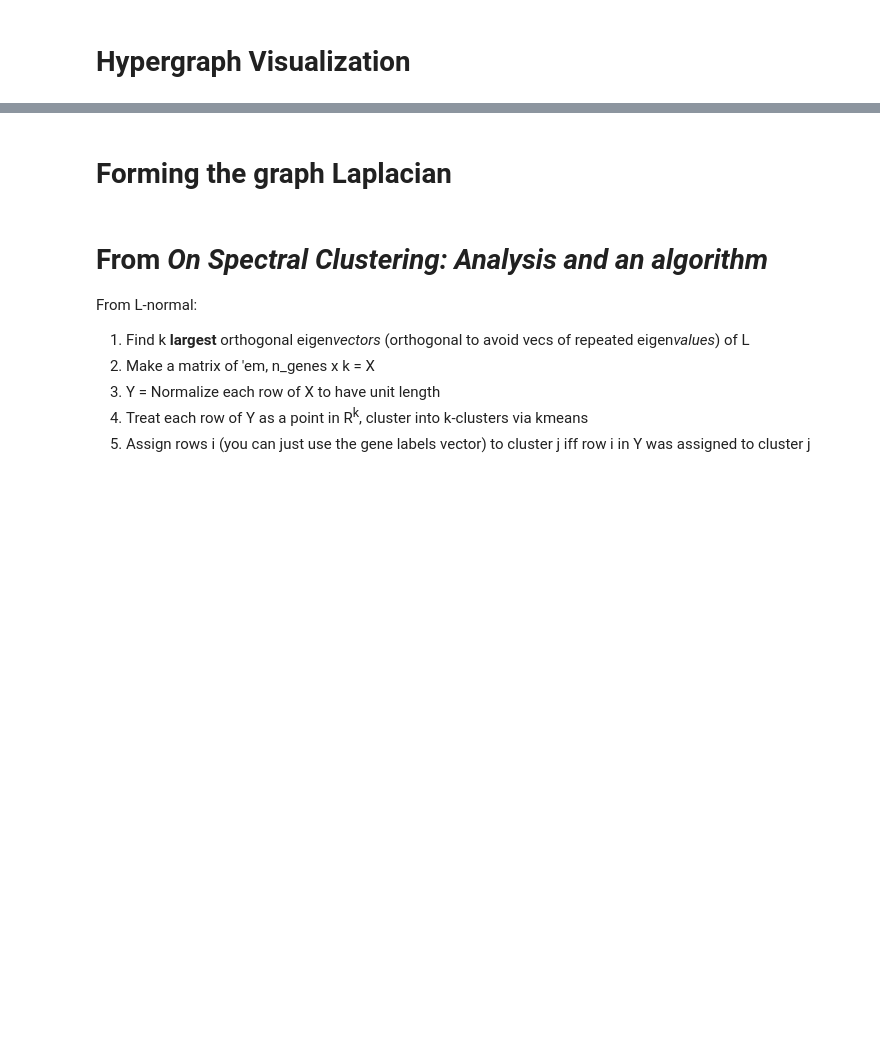
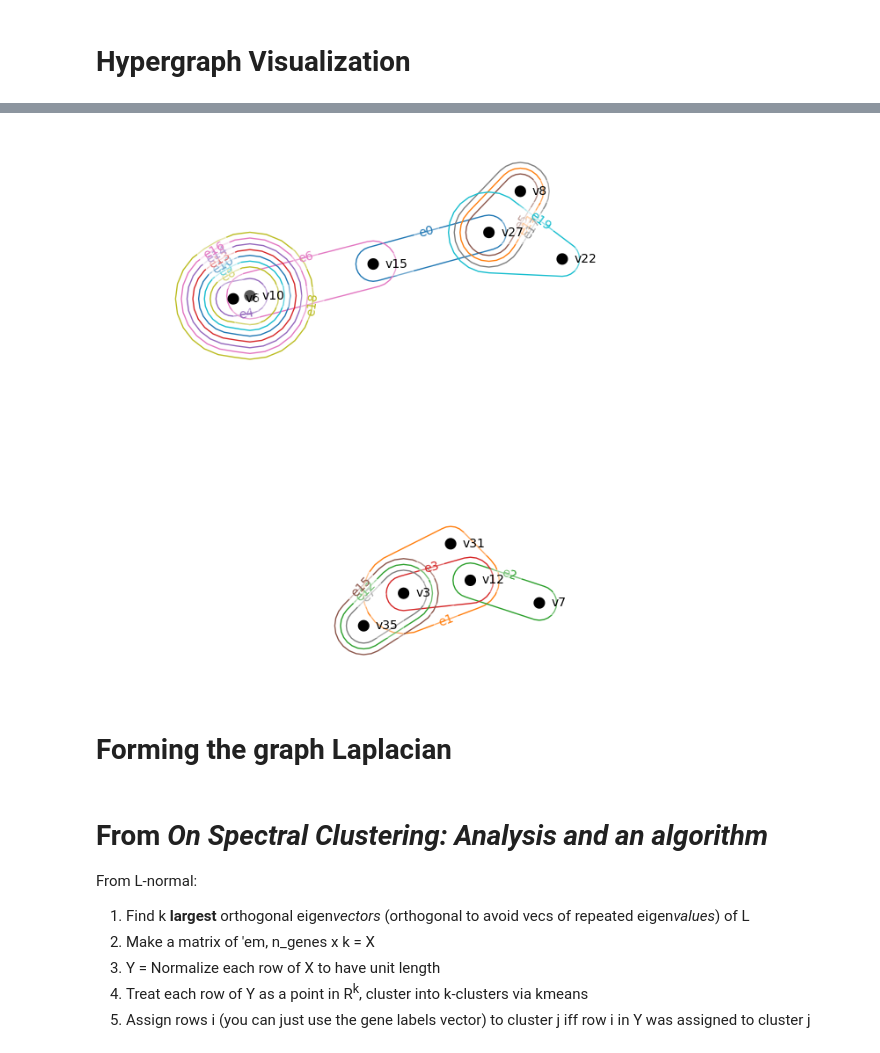
Before and after one commit to Dennis-Bersenev/scPectral, a Jupyter notebook: scPectral/mESCsResult.ipynb, the cells around one changed output, grey strips where cells are left out. Drawn from its saved outputs; the diff is of its cells as text; code cells hidden in the pictures; blank space fills up the shorter version.

```diff
--- a/scPectral/mESCsResult.ipynb
+++ b/scPectral/mESCsResult.ipynb
@@ -48,2 +46,7 @@ for i in range(len(hedges)):
+# %%
+H_test = hnx.classes.Hypergraph.from_numpy_array(M = m.H[:, 60:80])
+hnx.drawing.rubber_band.draw(H_test)
+# %% [output]
+[figure, added]
 # %% [markdown]
 # Forming the graph Laplacian
```
Also changed, not shown: parts of 15 cells of this notebook, 1 other file.
